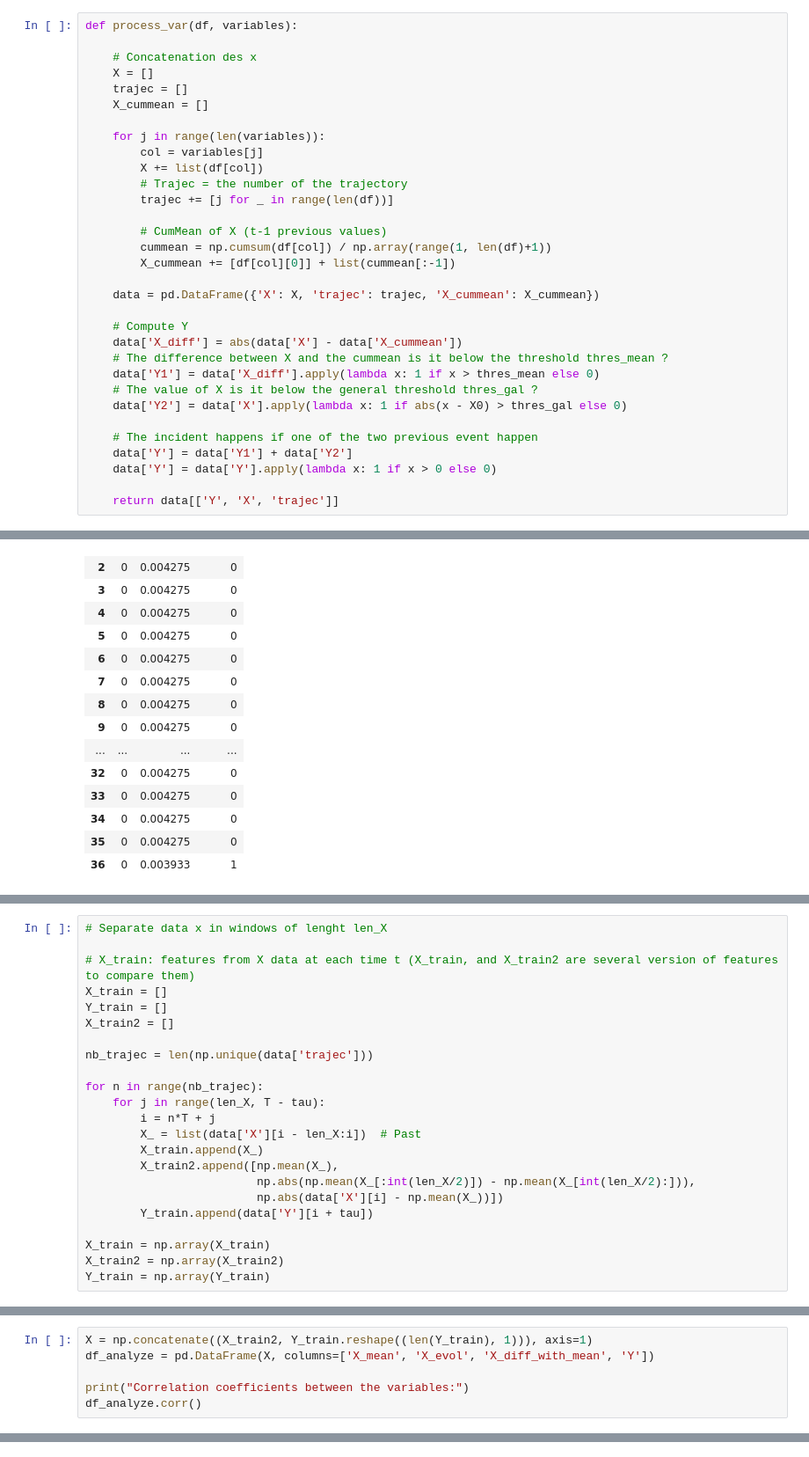
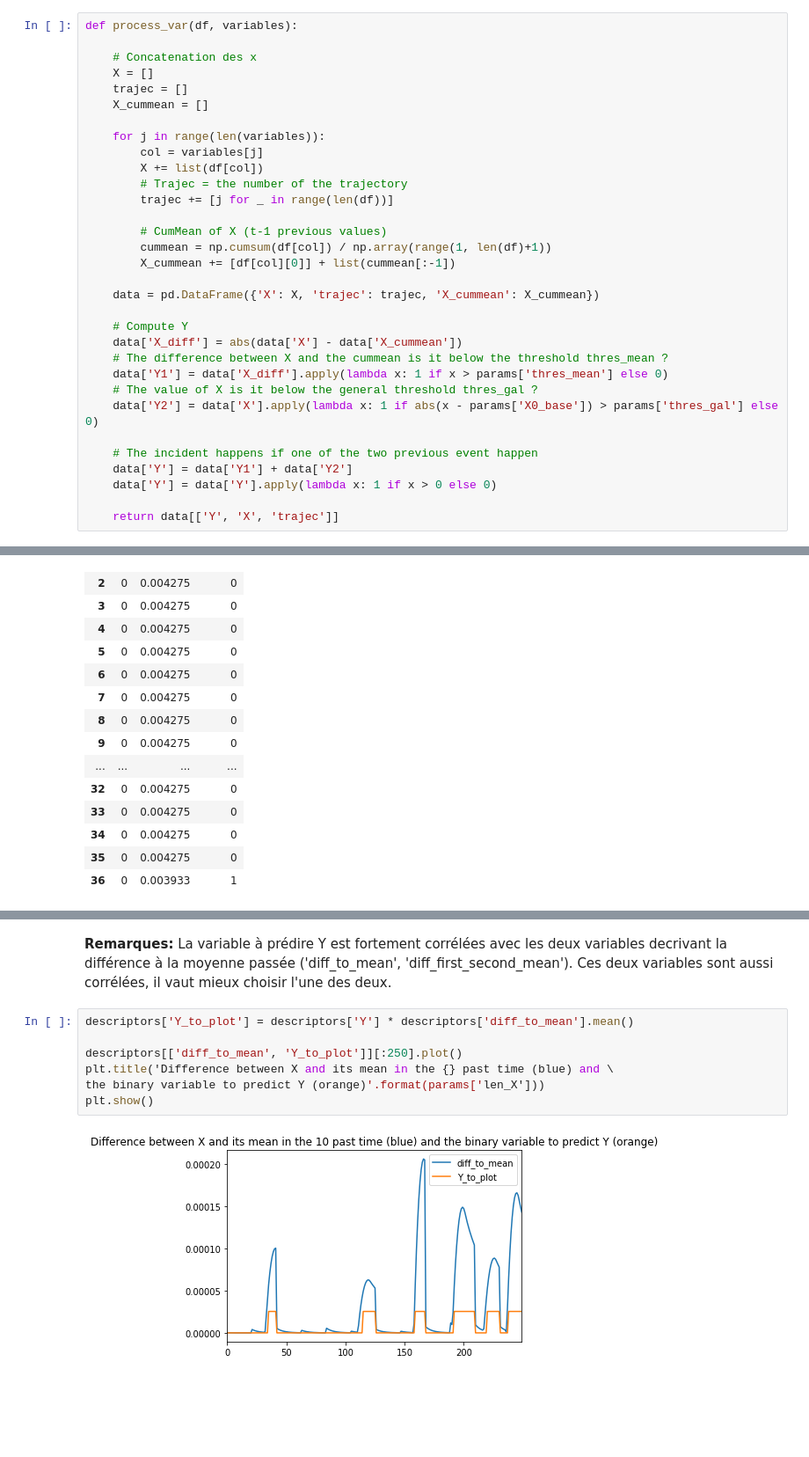
Before and after one commit to ELOISESOULIER/acterrea, a Jupyter notebook: Test_prediction_poumon_python.ipynb, the cells around one changed output, grey strips where cells are left out. Shown at 88% size. Cells and saved outputs as stored; diff of their text form; blank space fills up the shorter version.

Commit message:
Update of the lung predictive model

```diff
--- a/Test_prediction_poumon_python.ipynb
+++ b/Test_prediction_poumon_python.ipynb
@@ -77,9 +90,9 @@ def process_var(df, variables):
     # Compute Y
     data['X_diff'] = abs(data['X'] - data['X_cummean'])
     # The difference between X and the cummean is it below the threshold thres_mean ?
-    data['Y1'] = data['X_diff'].apply(lambda x: 1 if x > thres_mean else 0)
+    data['Y1'] = data['X_diff'].apply(lambda x: 1 if x > params['thres_mean'] else 0)
     # The value of X is it below the general threshold thres_gal ?
-    data['Y2'] = data['X'].apply(lambda x: 1 if abs(x - X0) > thres_gal else 0)
+    data['Y2'] = data['X'].apply(lambda x: 1 if abs(x - params['X0_base']) > params['thres_gal'] else 0)
 
     # The incident happens if one of the two previous event happen
     data['Y'] = data['Y1'] + data['Y2']
@@ -113,23 +123,0 @@ data.head(T + 1)
-# %%
-# Separate data x in windows of lenght len_X
-
-# X_train: features from X data at each time t (X_train, and X_train2 are several version of features to compare them)
-X_train = []
-Y_train = []
-X_train2 = []
-
-nb_trajec = len(np.unique(data['trajec']))
-
-for n in range(nb_trajec):
-    for j in range(len_X, T - tau):
-        i = n*T + j
-        X_ = list(data['X'][i - len_X:i])  # Past
-        X_train.append(X_)
-        X_train2.append([np.mean(X_),
-                         np.abs(np.mean(X_[:int(len_X/2)]) - np.mean(X_[int(len_X/2):])),
-                         np.abs(data['X'][i] - np.mean(X_))])
-        Y_train.append(data['Y'][i + tau])
-
-X_train = np.array(X_train)
-X_train2 = np.array(X_train2)
-Y_train = np.array(Y_train)
@@ -142,6 +123,0 @@ nb_trajec, T
-# %%
-X = np.concatenate((X_train2, Y_train.reshape((len(Y_train), 1))), axis=1)
-df_analyze = pd.DataFrame(X, columns=['X_mean', 'X_evol', 'X_diff_with_mean', 'Y'])
-
-print("Correlation coefficients between the variables:")
-df_analyze.corr()
@@ -271,0 +186,12 @@ array([0, 1])
+# %% [markdown]
+**Remarques:**
+La variable à prédire Y est fortement corrélées avec les deux variables decrivant la différence à la moyenne passée ('diff_to_mean', 'diff_first_second_mean'). Ces deux variables sont aussi corrélées, il vaut mieux choisir l'une des deux.
+# %%
+descriptors['Y_to_plot'] = descriptors['Y'] * descriptors['diff_to_mean'].mean()
+
+descriptors[['diff_to_mean', 'Y_to_plot']][:250].plot()
+plt.title('Difference between X and its mean in the {} past time (blue) and \
+the binary variable to predict Y (orange)'.format(params['len_X']))
+plt.show()
+# %% [output]
+[figure, added]
```
Also changed, not shown: parts of 54 cells of this notebook.
